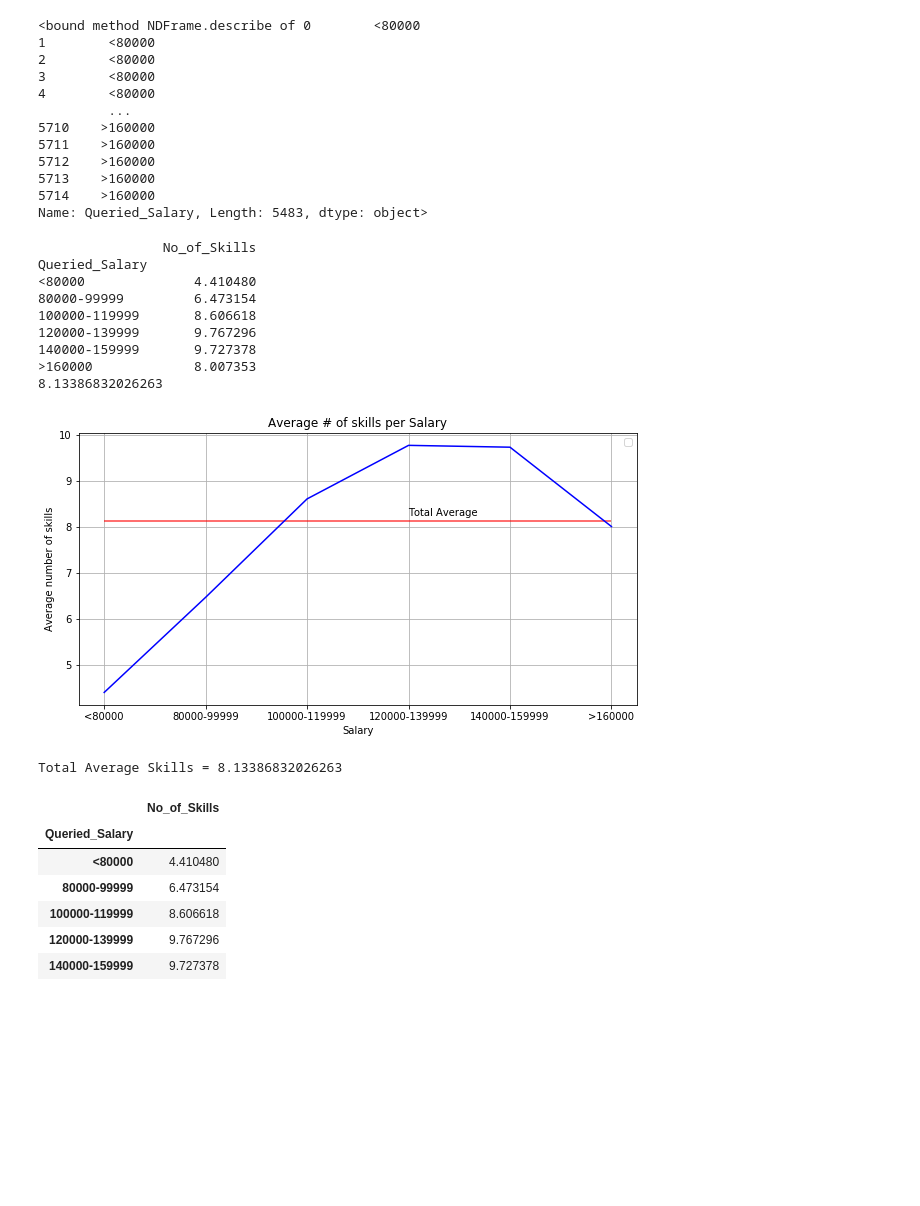
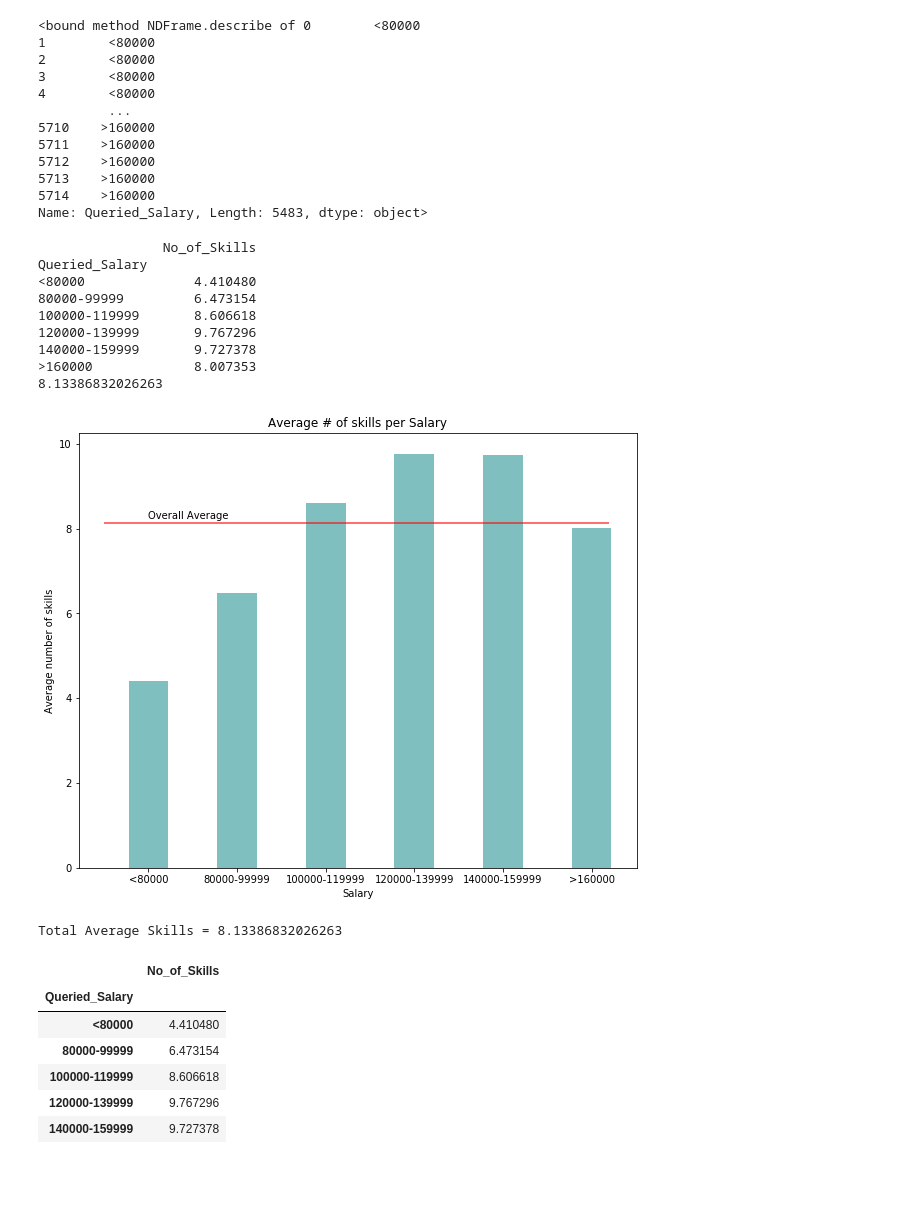
Before and after one commit to cce24/Project-1---Group-2, a Jupyter notebook: 02._Cleaning/Kevins_work2.ipynb, the cells around one changed output. Saved outputs shown, nothing was run; the diff lists cells and outputs as text; code cells hidden in the pictures; blank space fills up the shorter version.

Commit message:
Making visual changes

```diff
--- a/02._Cleaning/Kevins_work2.ipynb
+++ b/02._Cleaning/Kevins_work2.ipynb
@@ -282,40 +292,39 @@ Name: Queried_Salary, Length: 5483, dtype: object>
 salary=df_cleaned.groupby("Queried_Salary")["No_of_Skills"].mean()
 salary_df=pd.DataFrame(salary)
 resalary_df=salary_df.reindex(index=["<80000","80000-99999","100000-119999","120000-139999","140000-159999",">160000"])
 print(resalary_df)
 
 total_avg_skill=df_cleaned["No_of_Skills"].mean()
 print(total_avg_skill)
 
-plt.figure(figsize=(10,5))
+plt.figure(figsize=(10,8))
 x=[1,2,3,4,5,6]
 y=resalary_df["No_of_Skills"]
 xticks=["<80000","80000-99999","100000-119999","120000-139999","140000-159999",">160000"]
-plot1=plt.plot(x,y,color="blue")
+width=0.45
+plot1=plt.bar(x,y,width, color='teal', alpha=0.5, align="center")
 plt.xticks(x,xticks)
-plt.hlines(total_avg_skill,1,6,alpha=0.75, color="red")
-plt.text(4, 8.3, "Total Average", ha='left', va='center')
-plt.legend(handles=plot1,loc="best")
+plt.hlines(total_avg_skill,0.5,6.2,alpha=0.75, color="red")
+plt.text(1, 8.3, "Overall Average", ha='left', va='center')
 plt.title("Average # of skills per Salary")
 plt.xlabel("Salary")
 plt.ylabel("Average number of skills")
-plt.grid()
 plt.show()
 
 
 print(f"Total Average Skills = {total_avg_skill}")
 resalary_df.head()
 # %% [output]
                 No_of_Skills
 Queried_Salary
 <80000              4.410480
 80000-99999         6.473154
 100000-119999       8.606618
 120000-139999       9.767296
 140000-159999       9.727378
 >160000             8.007353
 8.13386832026263
-[figure, old version]
+[figure, new version]
 Total Average Skills = 8.13386832026263
 |  | No_of_Skills |
 | Queried_Salary |  |
```
Also changed, not shown: parts of 9 cells of this notebook.
